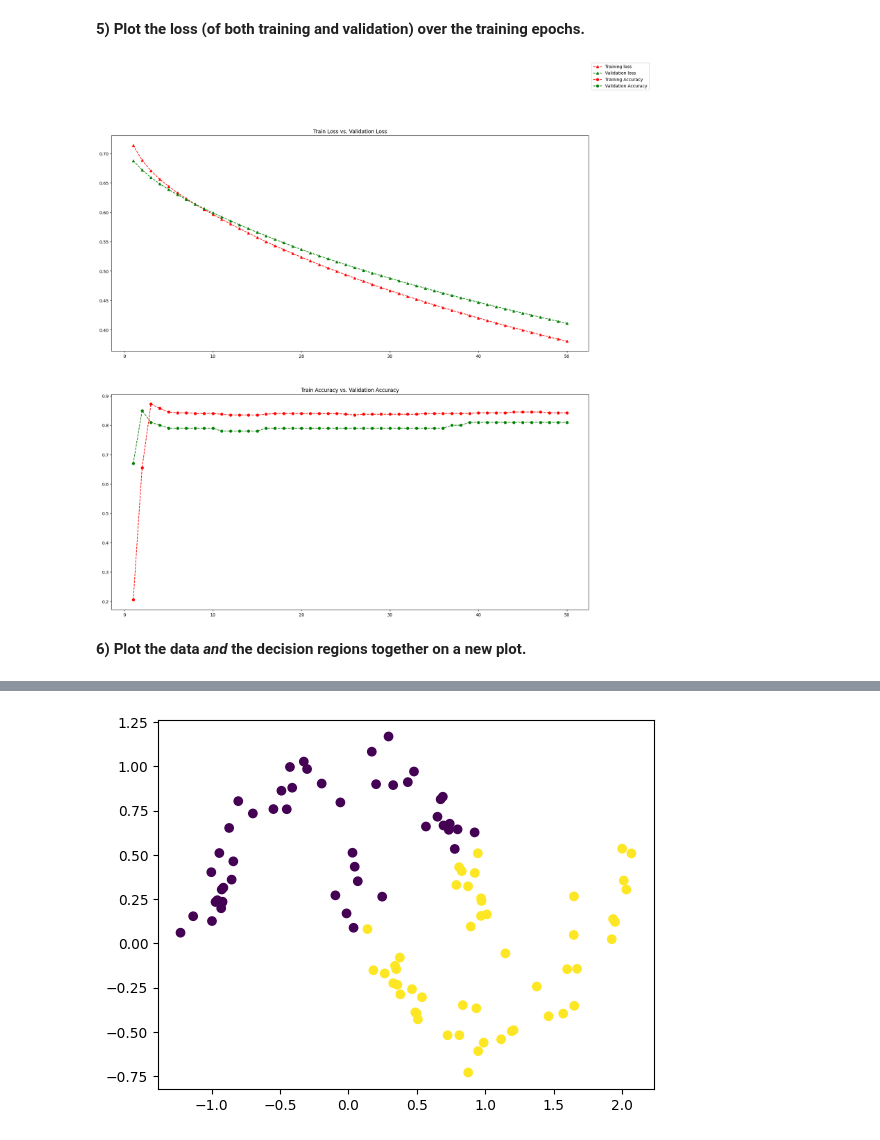
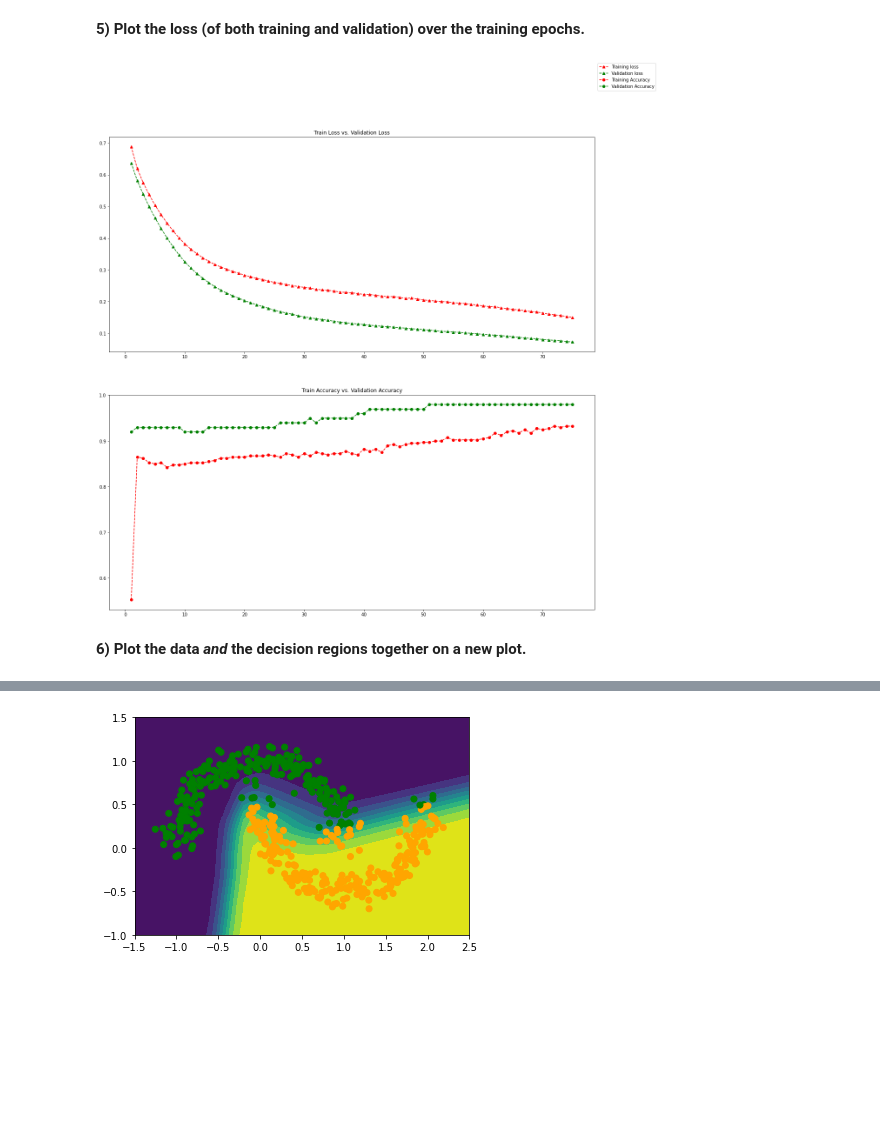
Before and after one commit to SherwynBraganza31/csc592_datasci_intro, a Jupyter notebook: lab4/assignment4.ipynb, the cells around one changed output, grey strips where cells are left out. Cells and saved outputs as stored; diff of their text form; code cells hidden in the pictures; blank space fills up the shorter version.

Commit message:
Created Decision Graph for part 6, Reduced batch size of model

```diff
--- a/lab4/assignment4.ipynb
+++ b/lab4/assignment4.ipynb
@@ -40,5 +40,5 @@ model_sequential.add(layers.Dense(32, activation="relu", name="my_second_layer")
 model_sequential.add(layers.Dense(1, activation="sigmoid", name="my_last_layer"))
 model_sequential.build(input_shape=(None, 2))
 model_sequential.compile(optimizer="rmsprop", loss="binary_crossentropy", metrics=["accuracy"])
-model_sequential.fit(x_train, y_train, epochs=50, batch_size=512, validation_data=(x_val, y_val))
+model_sequential.fit(x_train, y_train, epochs=75, batch_size=100, validation_data=(x_val, y_val))
 # %% [output]
@@ -100,13 +83,35 @@ fig.set_figheight(20)
 fig.legend()
 fig.show()
 # %% [output]
-[figure, old version]
+[figure, new version]
 # %% [markdown]
 **6) Plot the data _and_ the decision regions together on a new plot.**
 # %%
 import numpy as np
-predictions_sequential = np.round(model_sequential.predict(x_val))
-xx, yy= np.meshgrid(x_val[:,0], x_val[:,1], sparse=True)
-plt.scatter(xx, yy, c=predictions_sequential)
+res = 50
+
+def addColor( values ):
+    colors = []
+    for i in values:
+        if i < 0.5:
+            colors.append("green")
+        else:
+            colors.append("orange")
+    return colors
+
+xx, yy = np.meshgrid(np.linspace(-1.5, 2.5, res), np.linspace(-1, 1.5, res), indexing="xy")
+zz = np.ndarray((res, res))
+for i in range(0, res):
+    for j in range(0, res):
+        point = np.zeros((1, 2))
+        point[0][0] = xx[i][j]
+        point[0][1] = yy[i][j]
+        zz[i][j] = model_sequential(point)
+plt.contourf(xx, yy, zz, levels=10)
+
+# predictions_sequential = np.round(model_sequential.predict(x_val))
+xx, yy= np.meshgrid(features[:,0], features[:,1], sparse=True)
+plt.scatter(xx, yy, c=addColor( model_sequential.predict(features) ) )
+
 plt.show()
 # %% [output]
@@ -115 +118 @@ plt.show()
-[figure, old version]
+[figure, new version]
```
Also changed, not shown: parts of 3 cells of this notebook.
